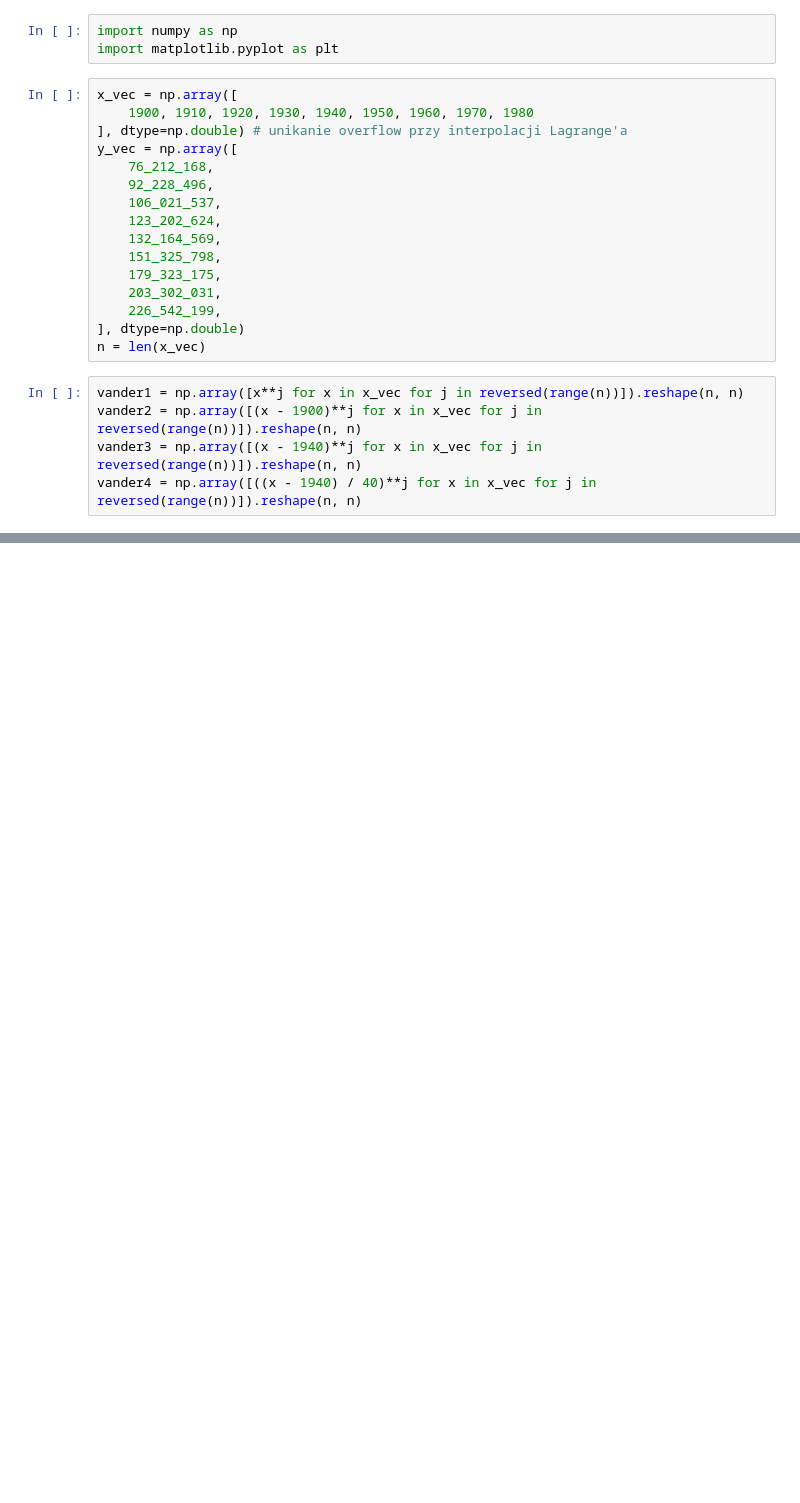
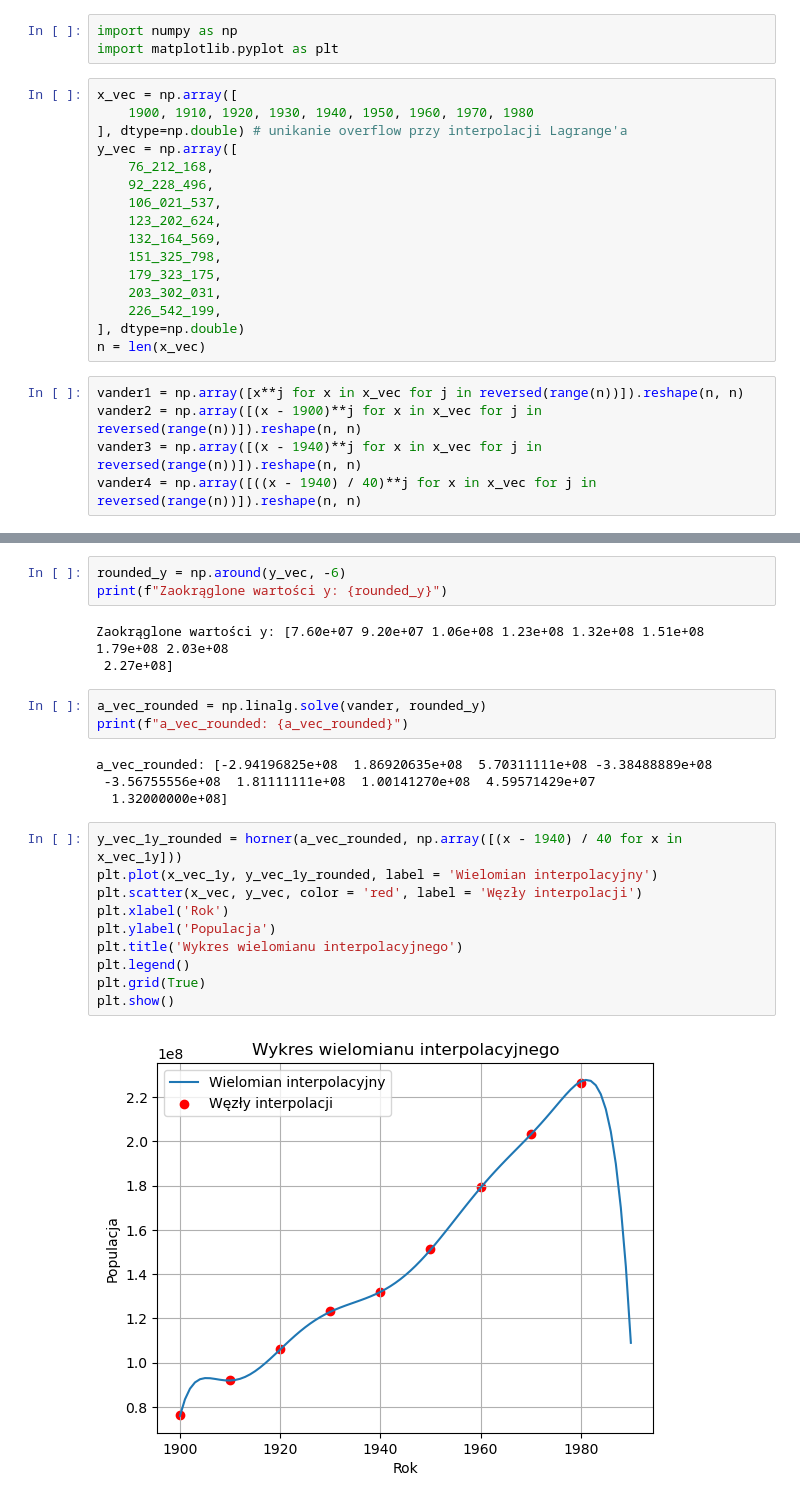
Before and after one commit to lythx/MOWNIT, a Jupyter notebook: lab3/zad1.ipynb, the cells around one changed output, grey strips where cells are left out. Drawn from its saved outputs; the diff is of its cells as text; blank space fills up the shorter version.

```diff
--- a/lab3/zad1.ipynb
+++ b/lab3/zad1.ipynb
@@ -105,0 +125,25 @@ plt.show()
+# %%
+rounded_y = np.around(y_vec, -6)
+print(f"Zaokrąglone wartości y: {rounded_y}")
+# %% [output]
+Zaokrąglone wartości y: [7.60e+07 9.20e+07 1.06e+08 1.23e+08 1.32e+08 1.51e+08 1.79e+08 2.03e+08
+ 2.27e+08]
+# %%
+a_vec_rounded = np.linalg.solve(vander, rounded_y)
+print(f"a_vec_rounded: {a_vec_rounded}")
+# %% [output]
+a_vec_rounded: [-2.94196825e+08  1.86920635e+08  5.70311111e+08 -3.38488889e+08
+ -3.56755556e+08  1.81111111e+08  1.00141270e+08  4.59571429e+07
+  1.32000000e+08]
+# %%
+y_vec_1y_rounded = horner(a_vec_rounded, np.array([(x - 1940) / 40 for x in x_vec_1y]))
+plt.plot(x_vec_1y, y_vec_1y_rounded, label = 'Wielomian interpolacyjny')
+plt.scatter(x_vec, y_vec, color = 'red', label = 'Węzły interpolacji')
+plt.xlabel('Rok')
+plt.ylabel('Populacja')
+plt.title('Wykres wielomianu interpolacyjnego')
+plt.legend()
+plt.grid(True)
+plt.show()
+# %% [output]
+[figure, added]
```
Also changed, not shown: parts of 7 cells of this notebook.
